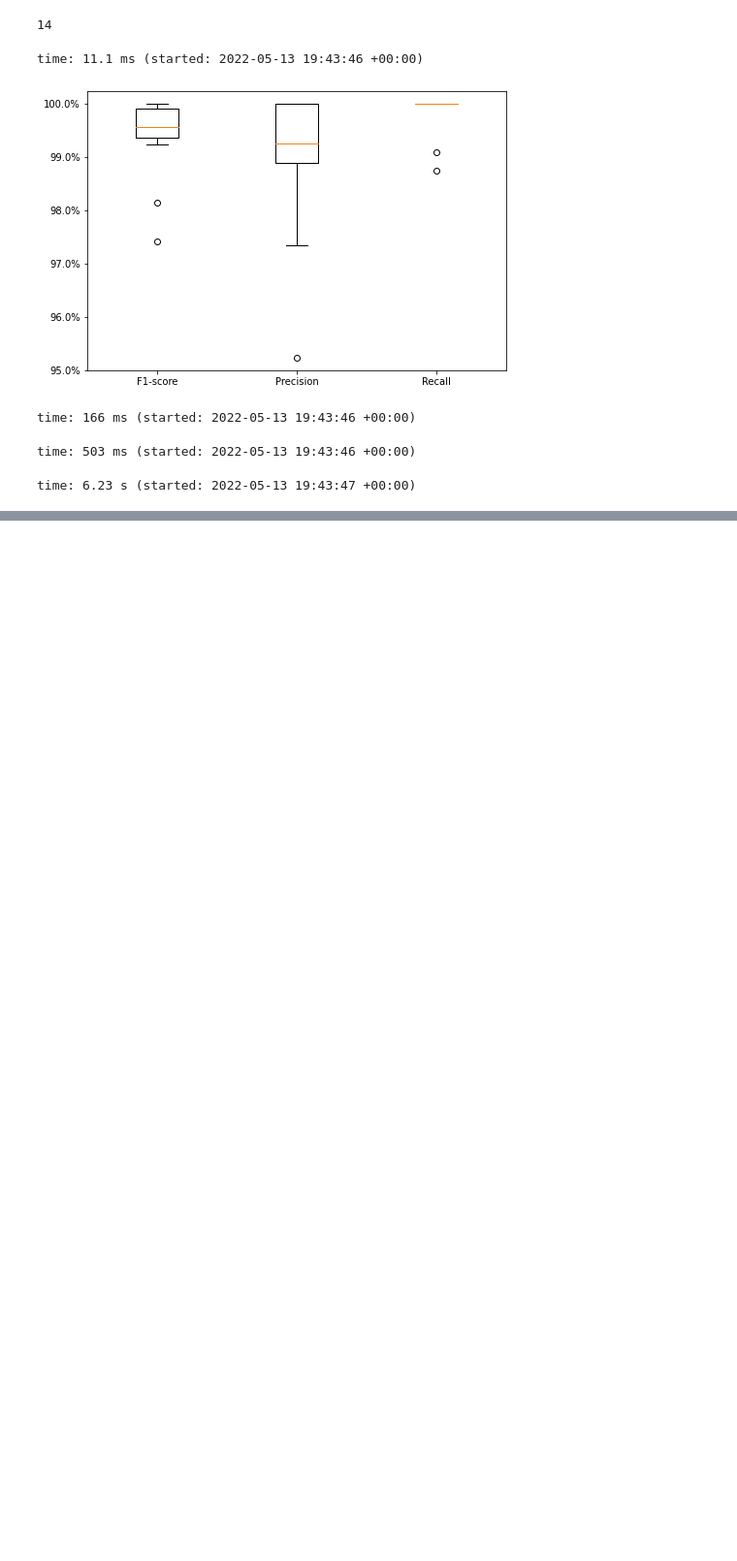
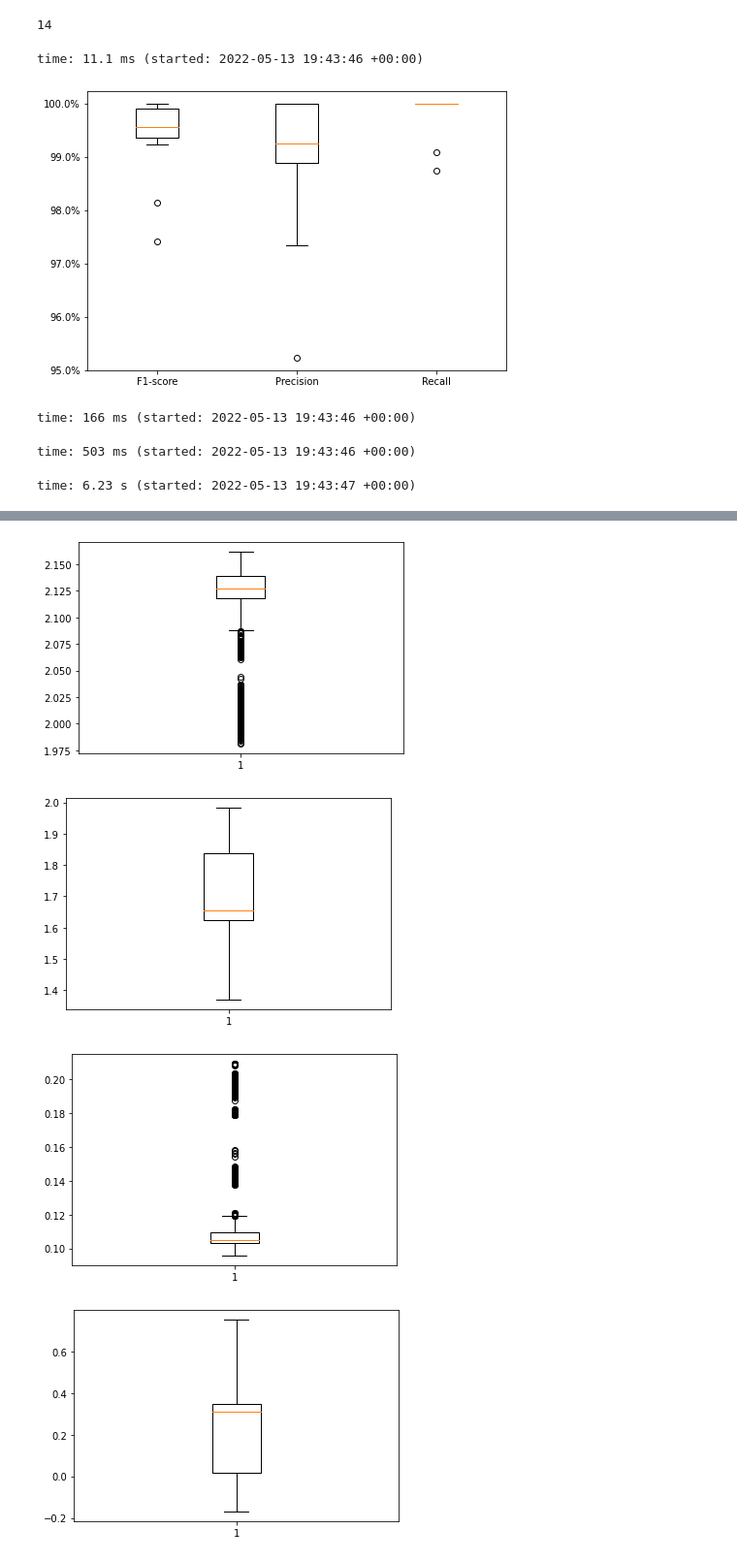
Before and after one commit to amirhosseinzlf/STARLA, a Jupyter notebook: RQ/RQ3.ipynb, the cells around one changed output, grey strips where cells are left out. Shown: that part at 97% size. Cells and saved outputs as stored; diff of their text form; code cells hidden in the pictures; blank space fills up the shorter version.

```diff
--- a/RQ/RQ3.ipynb
+++ b/RQ/RQ3.ipynb
@@ -2115,0 +2238,3 @@ time: 6.23 s (started: 2022-05-13 19:43:47 +00:00)
+# %%
+# dr = dxf.loc[(dxf['abs708'] == 1) & (dxf['abs56'] == 1) & (dxf['abs229'] == 0) &(dxf['abs846'] == 0)]
+dr = dxf.loc[(dxf['abs708'] == 1) & (dxf['abs56'] == 0) & (dxf['abs694'] == 1)]
@@ -2115,0 +2243,2 @@ time: 6.23 s (started: 2022-05-13 19:43:47 +00:00)
+# %%
+episodes_index_in_this_node = dr.index
@@ -2115,0 +2331,9 @@ time: 6.23 s (started: 2022-05-13 19:43:47 +00:00)
+# %%
+# abstract state S5 from the
+
+extraxt_value_distribution(concrete56_2)
+# %% [output]
+[figure, added]
+[figure, added]
+[figure, added]
+[figure, added]
```
Also changed, not shown: parts of 14 cells of this notebook.
